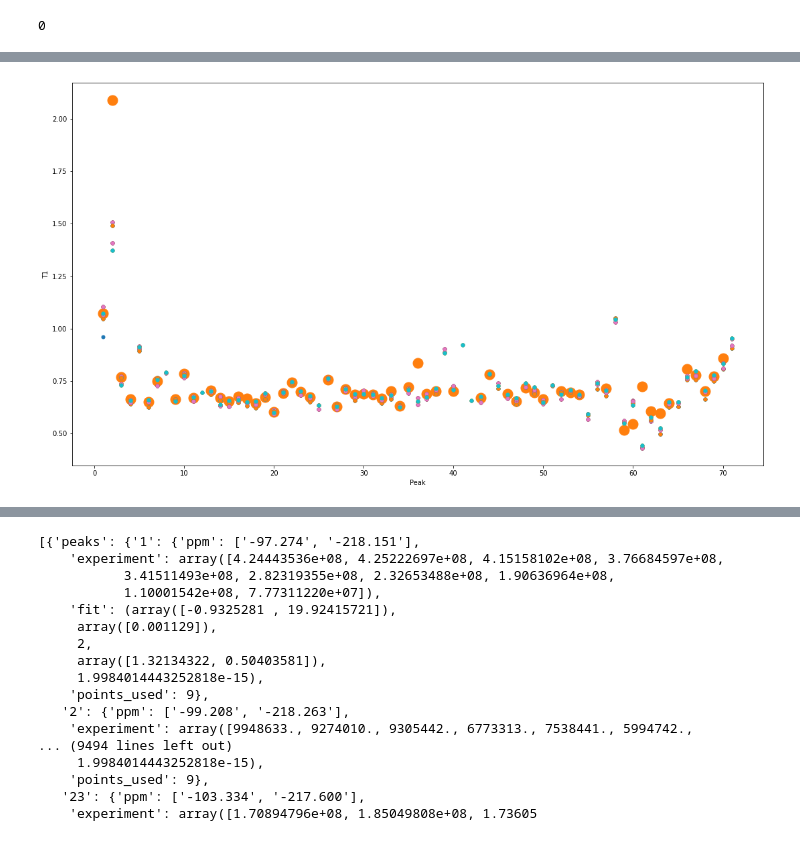
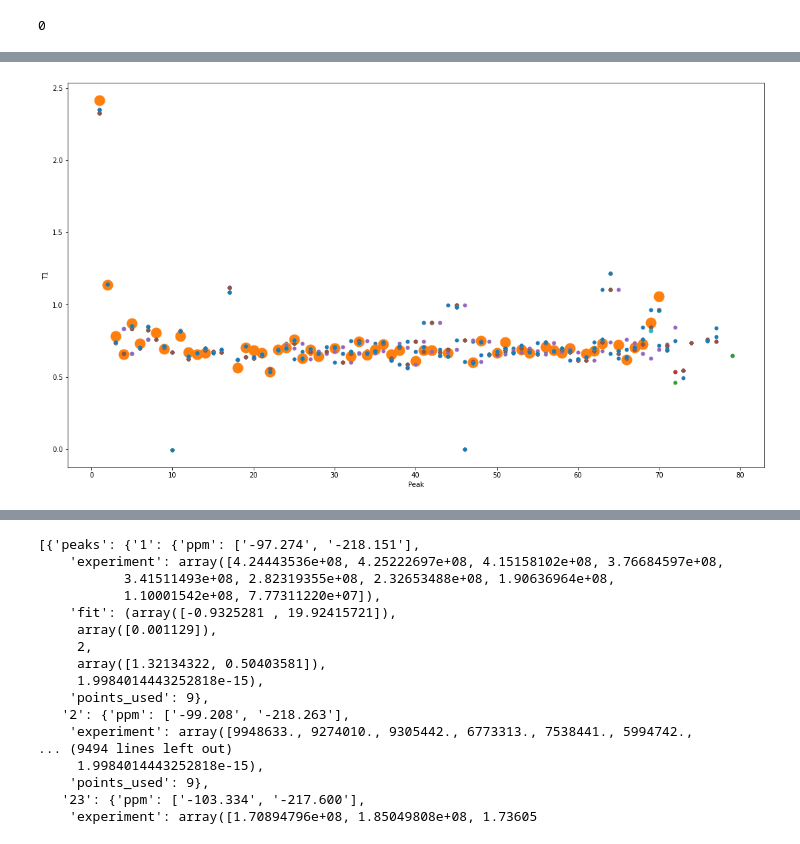
Before and after one commit to nencini/COR15A_Tobi, a Jupyter notebook: Analysis/T1_T2_hetNOE.ipynb, the cells around one changed output, grey strips where cells are left out. Cells and saved outputs as stored; diff of their text form; code cells hidden in the pictures.

Commit message:
update T1_T2_hetNOE script, add data

```diff
--- a/Analysis/T1_T2_hetNOE.ipynb
+++ b/Analysis/T1_T2_hetNOE.ipynb
@@ -16,0 +70,4 @@ gc.collect()
+# %%
+field="600 MHz"
+experiment="Tobbi_COR15A_G68A_0.35mM_17mM_Na-P_buffer_September2022"#
+#experiment="Tobbi_COR15A_wt_0.9mM_20mM_Na-P_buffer_sample2_September2022"
@@ -16,0 +93,7 @@ gc.collect()
+# %%
+skip_points=0 # number of poits to be alway skipped for exponential fitting, stil checks if points after this
+              # value are decreasing, so far seems fine to set to 0 for T1,
+              # but may be neccesary to set to 1 or 2 for T2
+
+Nfactor=1/6
+maxDist = 0.25 # to be tuned
@@ -17,19 +102,16 @@ gc.collect()
 # %%
-path="/home/nenciric/Documents/git/COR15A_Tobi/ExperimentalData/600MHz/Tobbi_COR15A_wt_0.9mM_20mM_Na-P_buffer_sample2_September2022/T1/experiment_110/"
-field="600 MHz"
-coeffs=[2,8,32,64]
-outputs=[0,2,8,32,128]
-author=["Ricky Nencini",  "ricky.nencini@helsinki.fi"]
-info="Tobbi_COR15A_wt_0.9mM_20mM_Na-P_buffer_sample2_September2022"
-increments=223
-data_from_DynamicCenter="T1_223incr_no_0coeff_0output.txt"
+data_from_DynamicCenter=prefix+str(increments)+"incr_no_0coeff_0output.txt"
 data_from_DynamicCenter=path+data_from_DynamicCenter
-results=[ERT.t1_t2_relaxations(data_from_DynamicCenter,field,0,0,author,info,increments)]
+
+results=[ERT.t1_t2_relaxations(data_from_DynamicCenter,field,0,0,author,info,increments,skip_points,correct)]
 for coeff in coeffs:
     for outputP in outputs:
-        data_from_DynamicCenter="T1_"+str(increments)+"incr_no_"+str(coeff)+"coeff_"+str(outputP)+"output.txt"
+        data_from_DynamicCenter=prefix+str(increments)+"incr_no_"+str(coeff)+"coeff_"+str(outputP)+"output.txt"
         data_from_DynamicCenter=path+data_from_DynamicCenter
-        results.append(ERT.t1_t2_relaxations(data_from_DynamicCenter,field,coeff,outputP,author,info,increments))
+        results.append(ERT.t1_t2_relaxations(data_from_DynamicCenter,field,coeff,outputP,author,info,increments,skip_points,correct))
 
-comparison=ERT.compare_spectra(*results)
-ERT.plot_data(comparison,coeffs,outputs)
+comparison=ERT.compare_spectra(Nfactor,maxDist,*results)
+
+
+with open(save_dest, 'w') as f:
+    yaml.dump(results,f, sort_keys=False)
@@ -58,6 +117,0 @@ results
-# %%
-comparison=ERT.compare_spectra(*results)
-#print(ERT.compare_spectra(*results))
-plot_data(comparison,coeffs,outputs)
-# %% [output]
-[figure, removed]
@@ -90,0 +118,6 @@ def plot_data(comparison,coeffs,outputs):
+# %%
+highlight=[0,0] # analysis to be highlited in the plot [COEFFICIENTS,OUTPUT_POINTS],
+                # ([0, 0] - no linear prediction, row data used)
+ERT.plot_data(comparison,coeffs,outputs,highlight)
+# %% [output]
+[figure, added]
```
Also changed, not shown: parts of 58 cells of this notebook, 22 other files.
